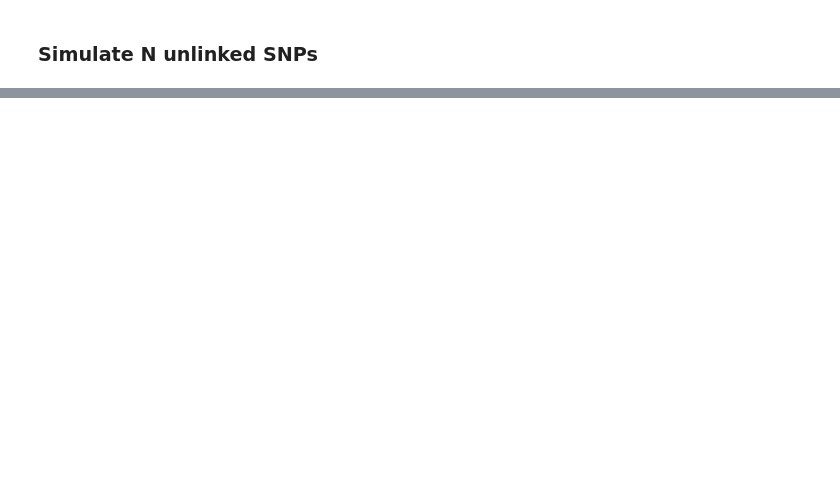
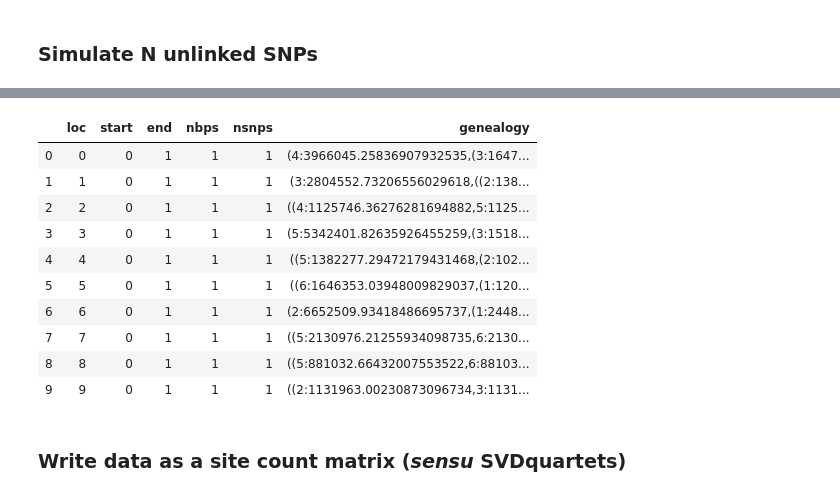
Before and after one commit to pmckenz1/ipcoal, a Jupyter notebook: notebooks/ipcoal-demo.ipynb, the cells around one changed output, grey strips where cells are left out. Cells and saved outputs as stored; diff of their text form; code cells hidden in the pictures; blank space fills up the shorter version.

Commit message:
ipcoal demo nb updated

```diff
--- a/notebooks/ipcoal-demo.ipynb
+++ b/notebooks/ipcoal-demo.ipynb
@@ -77,12 +64,11 @@ tree.draw(tree_style='c');
 ### Define an ipcoal simulation model.
 Here you can define the demographic model by setting a global Ne value (overrides Ne values stored to the tree), and setting the mutation and recombination rates. You can define a admixture scenarios using a simple syntax provided by a list of tuples. In each tuple you list the (source, dest, edge_prop, rate), where edge_prop is a float value of the proportion of the length of the shared edge between two taxa from recent to the past at which the migration pulse took place. In other words, if you set this to (7, 4, 0.5, 0.1) then 10% of the population of 7 will migrate into population 4 (backwards in time) at the midpoint of the shared edge between them.
 # %%
-sim = ipcoal.Model(
+model = ipcoal.Model(
     tree,
     Ne=1e6,
     mut=1e-8,
     recomb=1e-9,
     seed=123,
     admixture_edges=[(6, 4, 0.5, 0.1)],
-    debug=True,
 )
@@ -459,0 +185,14 @@ list(writeit['newicks3'])
+# %%
+model.df.head(10)
+# %% [output]
+|  | loc | start | end | nbps | nsnps | genealogy |
+| 0 | 0 | 0 | 1 | 1 | 1 | (4:3966045.25836907932535,(3:1647... |
+| 1 | 1 | 0 | 1 | 1 | 1 | (3:2804552.73206556029618,((2:138... |
+| 2 | 2 | 0 | 1 | 1 | 1 | ((4:1125746.36276281694882,5:1125... |
+| 3 | 3 | 0 | 1 | 1 | 1 | (5:5342401.82635926455259,(3:1518... |
+| 4 | 4 | 0 | 1 | 1 | 1 | ((5:1382277.29472179431468,(2:102... |
+| 5 | 5 | 0 | 1 | 1 | 1 | ((6:1646353.03948009829037,(1:120... |
+| 6 | 6 | 0 | 1 | 1 | 1 | (2:6652509.93418486695737,(1:2448... |
+| 7 | 7 | 0 | 1 | 1 | 1 | ((5:2130976.21255934098735,6:2130... |
+| 8 | 8 | 0 | 1 | 1 | 1 | ((5:881032.66432007553522,6:88103... |
+| 9 | 9 | 0 | 1 | 1 | 1 | ((2:1131963.00230873096734,3:1131... |
@@ -459,0 +202,2 @@ list(writeit['newicks3'])
+# %% [markdown]
+### Write data as a site count matrix (*sensu* SVDquartets)
```
Also changed, not shown: parts of 71 cells of this notebook.
